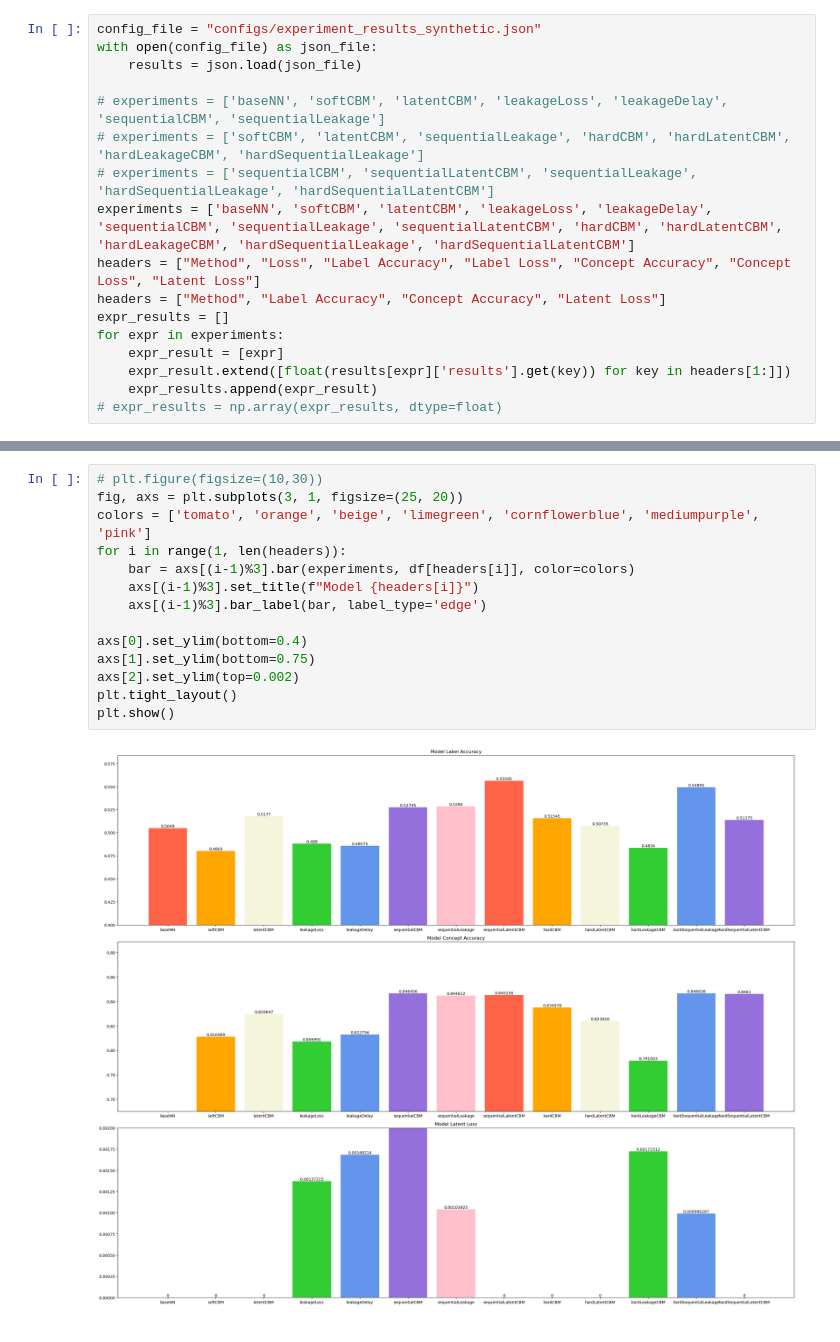
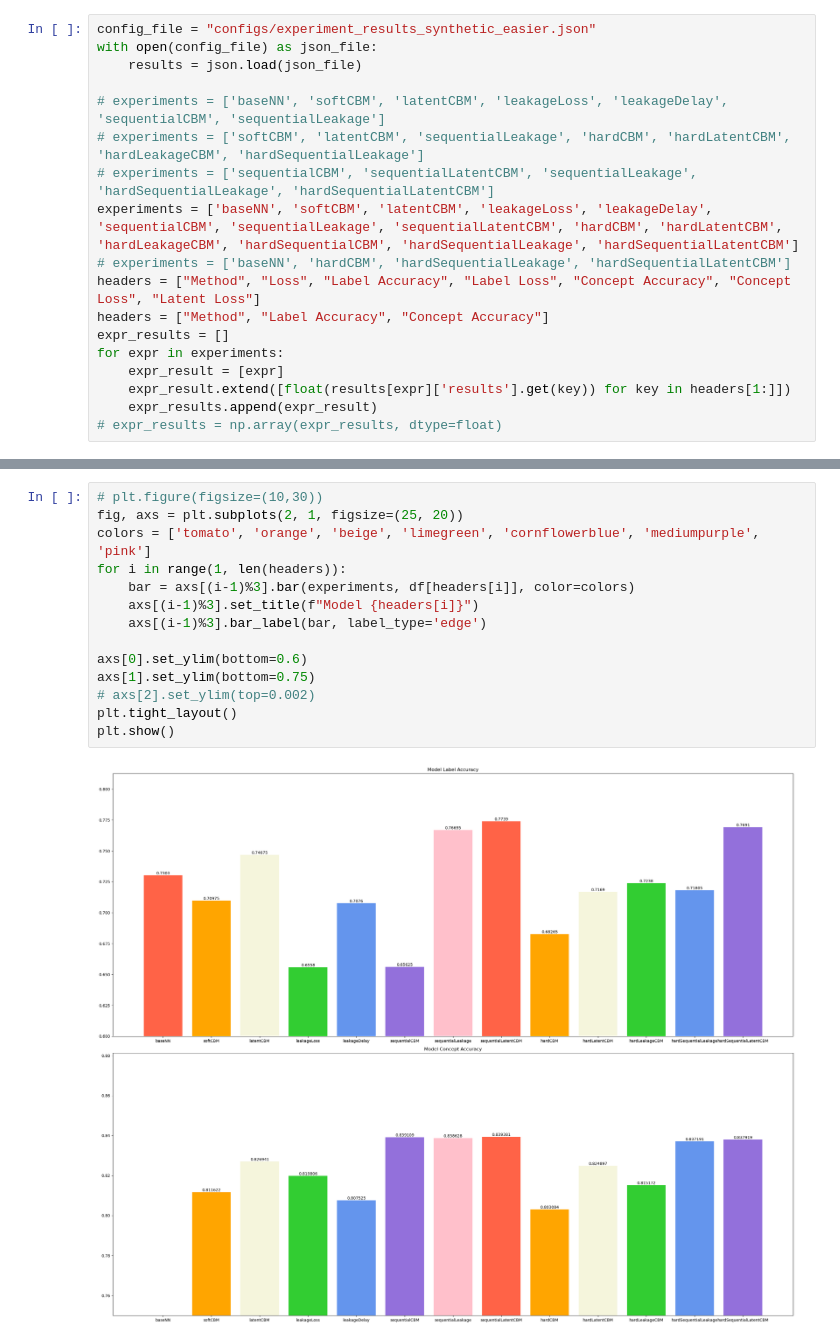
Before and after one commit to Coaster41/ConceptBottleneckLeakage, a Jupyter notebook: experiment_visualizer.ipynb, the cells around one changed output, grey strips where cells are left out. Cells and saved outputs as stored; diff of their text form.

```diff
--- a/experiment_visualizer.ipynb
+++ b/experiment_visualizer.ipynb
@@ -6,14 +7,15 @@ import numpy as np
 # %%
-config_file = "configs/experiment_results_synthetic.json"
+config_file = "configs/experiment_results_synthetic_easier.json"
 with open(config_file) as json_file:
     results = json.load(json_file)
 
 # experiments = ['baseNN', 'softCBM', 'latentCBM', 'leakageLoss', 'leakageDelay', 'sequentialCBM', 'sequentialLeakage']
 # experiments = ['softCBM', 'latentCBM', 'sequentialLeakage', 'hardCBM', 'hardLatentCBM', 'hardLeakageCBM', 'hardSequentialLeakage']
 # experiments = ['sequentialCBM', 'sequentialLatentCBM', 'sequentialLeakage', 'hardSequentialLeakage', 'hardSequentialLatentCBM']
-experiments = ['baseNN', 'softCBM', 'latentCBM', 'leakageLoss', 'leakageDelay', 'sequentialCBM', 'sequentialLeakage', 'sequentialLatentCBM', 'hardCBM', 'hardLatentCBM', 'hardLeakageCBM', 'hardSequentialLeakage', 'hardSequentialLatentCBM']
+experiments = ['baseNN', 'softCBM', 'latentCBM', 'leakageLoss', 'leakageDelay', 'sequentialCBM', 'sequentialLeakage', 'sequentialLatentCBM', 'hardCBM', 'hardLatentCBM', 'hardLeakageCBM', 'hardSequentialCBM', 'hardSequentialLeakage', 'hardSequentialLatentCBM']
+# experiments = ['baseNN', 'hardCBM', 'hardSequentialLeakage', 'hardSequentialLatentCBM']
 headers = ["Method", "Loss", "Label Accuracy", "Label Loss", "Concept Accuracy", "Concept Loss", "Latent Loss"]
-headers = ["Method", "Label Accuracy", "Concept Accuracy", "Latent Loss"]
+headers = ["Method", "Label Accuracy", "Concept Accuracy"]
 expr_results = []
 for expr in experiments:
     expr_result = [expr]
@@ -41,17 +43,17 @@ display(df)
 # %%
 # plt.figure(figsize=(10,30))
-fig, axs = plt.subplots(3, 1, figsize=(25, 20))
+fig, axs = plt.subplots(2, 1, figsize=(25, 20))
 colors = ['tomato', 'orange', 'beige', 'limegreen', 'cornflowerblue', 'mediumpurple', 'pink']
 for i in range(1, len(headers)):
     bar = axs[(i-1)%3].bar(experiments, df[headers[i]], color=colors)
     axs[(i-1)%3].set_title(f"Model {headers[i]}")
     axs[(i-1)%3].bar_label(bar, label_type='edge')
 
-axs[0].set_ylim(bottom=0.4)
+axs[0].set_ylim(bottom=0.6)
 axs[1].set_ylim(bottom=0.75)
-axs[2].set_ylim(top=0.002)
+# axs[2].set_ylim(top=0.002)
 plt.tight_layout()
 plt.show()
 # %% [output]
-[figure, old version]
+[figure, new version]
 # %%
```
Also changed, not shown: parts of 7 cells of this notebook.
